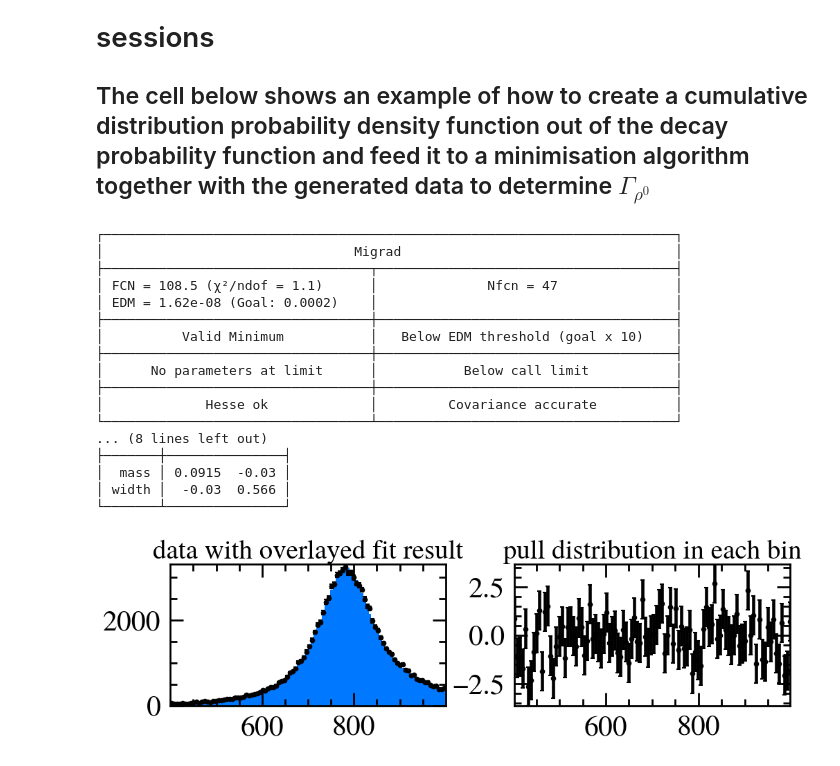
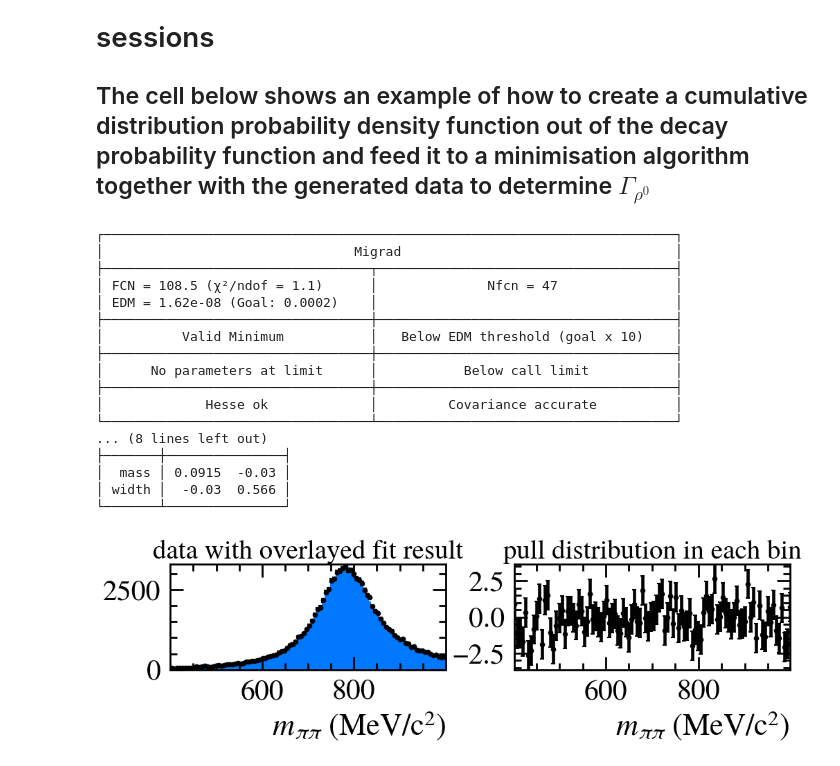
Before and after one commit to kap01/PHYS30046_Coursework, a Jupyter notebook: particle_project_example.ipynb, the cells around one changed output. Cells and saved outputs as stored; diff of their text form; code cells hidden in the pictures.

Commit message:
added axis labels to all plots in example

```diff
--- a/particle_project_example.ipynb
+++ b/particle_project_example.ipynb
@@ -105,32 +105,33 @@ pred    = cost.prediction(m.values)
 fig, ax = plt.subplots(1,2,figsize=(10, 3), constrained_layout=True)
 plt.sca(ax[0])
 plt.title("data with overlayed fit result")
+ax[0].set_xlabel("$m_{\pi\pi}$ (MeV/c$^2$)")
 cx = 0.5*(bin_edges[1:]+bin_edges[:-1])
 plt.errorbar(cx,hist, errors, fmt="ok",markersize=4)
 plt.stairs(pred, bin_edges, fill=True)
 
 # the pull is defined for each histogram bin as: (N_{predicted}-N_{observed})/\sigma_{predicted}
 pulls    = cost.pulls(m.values)
 plt.sca(ax[1])
 plt.title("pull distribution in each bin")
+ax[1].set_xlabel("$m_{\pi\pi}$ (MeV/c$^2$)")
 plt.errorbar(cx, pulls, 1, fmt="ok",markersize=4);
-ax[1].set_xlabel("$m_{\pi\pi}$ (MeV)")
 # %% [output]
 ┌─────────────────────────────────────────────────────────────────────────┐
 │                                Migrad                                   │
 ├──────────────────────────────────┬──────────────────────────────────────┤
 │ FCN = 108.5 (χ²/ndof = 1.1)      │              Nfcn = 47               │
 │ EDM = 1.62e-08 (Goal: 0.0002)    │                                      │
 ├──────────────────────────────────┼──────────────────────────────────────┤
 │          Valid Minimum           │   Below EDM threshold (goal x 10)    │
 ├──────────────────────────────────┼──────────────────────────────────────┤
 │      No parameters at limit      │           Below call limit           │
 ├──────────────────────────────────┼──────────────────────────────────────┤
 │             Hesse ok             │         Covariance accurate          │
 └──────────────────────────────────┴──────────────────────────────────────┘
 ... (8 lines left out)
 ├───────┼───────────────┤
 │  mass │ 0.0915  -0.03 │
 │ width │  -0.03  0.566 │
 └───────┴───────────────┘
-[figure, old version]
+[figure, new version]
```
Also changed, not shown: parts of 1 cell of this notebook.
